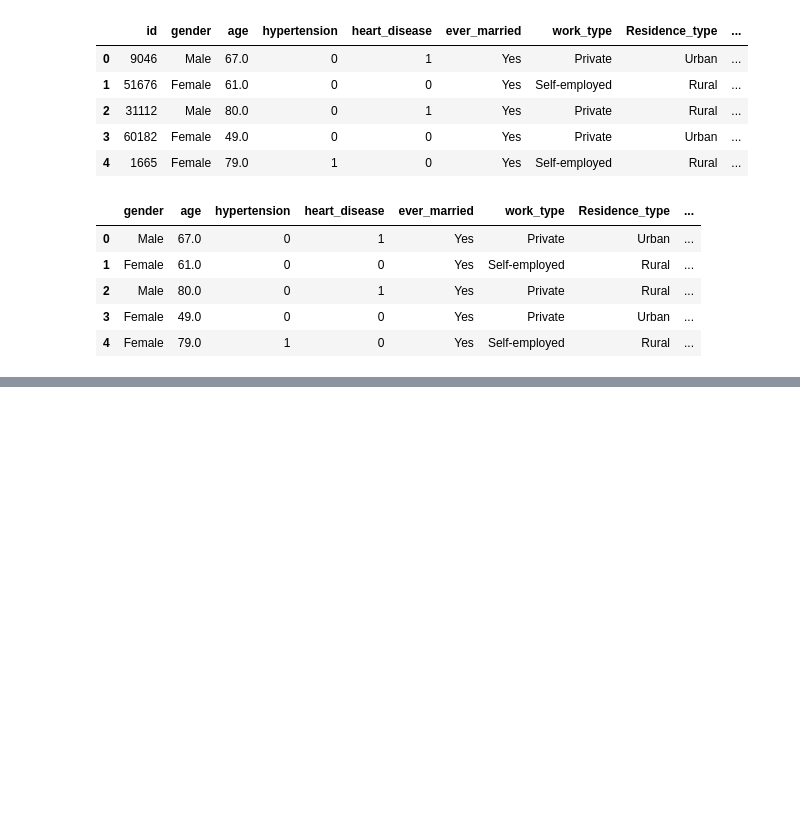
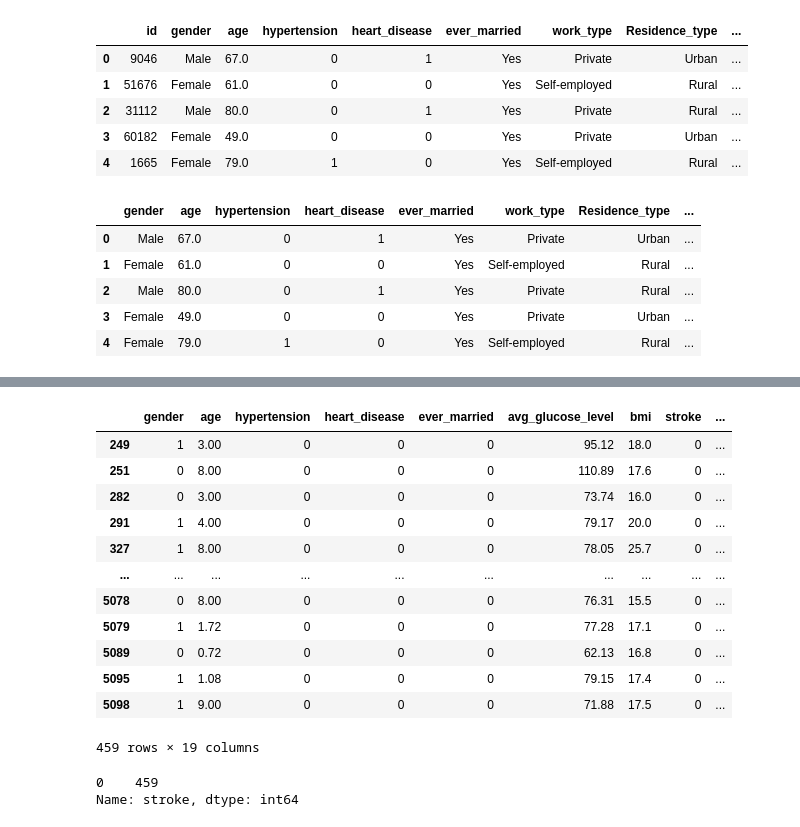
Before and after one commit to Bbert88/brain-stroke-prediction, a Jupyter notebook: Data Extraction.ipynb, the cells around one changed output, grey strips where cells are left out. Cells and saved outputs as stored; diff of their text form; code cells hidden in the pictures; blank space fills up the shorter version.

```diff
--- a/Data Extraction.ipynb
+++ b/Data Extraction.ipynb
@@ -28,0 +127,6 @@ brain_df.head()
+# %%
+#Convert ever_married to numeric
+
+brain_df["ever_married"] = pd.to_numeric(brain_df["ever_married"])
+
+brain_df.info()
@@ -28,0 +163,5 @@ brain_df.head()
+# %%
+#Encode remaining object columns using get_dummies
+
+brain_df = pd.get_dummies(brain_df)
+brain_df.head()
@@ -28,0 +175,8 @@ brain_df.head()
+# %%
+#Rename columns
+
+brain_df.rename(columns={"work_type_Govt_job":"govt_worker","work_type_Never_worked":"never_worked",
+                         "work_type_Private":"private_worker", "work_type_Self-employed":"self_employed",
+                         "work_type_children": "minor_unemployed"}, inplace=True)
+
+brain_df.head()
@@ -28,0 +190,8 @@ brain_df.head()
+# %%
+#Rename columns cont'd
+
+brain_df.rename(columns={"Residence_type_Rural": "rural_residence", "Residence_type_Urban": "urban_residence",
+                        "smoking_status_Unknown":"smoking_unknown", "smoking_status_formerly smoked":"former_smoker",
+                        "smoking_status_never smoked": "never_smoked", "smoking_status_smokes":"current_smoker"}, inplace=True)
+
+brain_df.head()
@@ -28,0 +205,23 @@ brain_df.head()
+# %%
+under_10 = brain_df[(brain_df["age"] < 10)]
+
+under_10
+# %% [output]
+|  | gender | age | hypertension | heart_disease | ever_married | avg_glucose_level | bmi | stroke | ... |
+| 249 | 1 | 3.00 | 0 | 0 | 0 | 95.12 | 18.0 | 0 | ... |
+| 251 | 0 | 8.00 | 0 | 0 | 0 | 110.89 | 17.6 | 0 | ... |
+| 282 | 0 | 3.00 | 0 | 0 | 0 | 73.74 | 16.0 | 0 | ... |
+| 291 | 1 | 4.00 | 0 | 0 | 0 | 79.17 | 20.0 | 0 | ... |
+| 327 | 1 | 8.00 | 0 | 0 | 0 | 78.05 | 25.7 | 0 | ... |
+| ... | ... | ... | ... | ... | ... | ... | ... | ... | ... |
+| 5078 | 0 | 8.00 | 0 | 0 | 0 | 76.31 | 15.5 | 0 | ... |
+| 5079 | 1 | 1.72 | 0 | 0 | 0 | 77.28 | 17.1 | 0 | ... |
+| 5089 | 0 | 0.72 | 0 | 0 | 0 | 62.13 | 16.8 | 0 | ... |
+| 5095 | 1 | 1.08 | 0 | 0 | 0 | 79.15 | 17.4 | 0 | ... |
+| 5098 | 1 | 9.00 | 0 | 0 | 0 | 71.88 | 17.5 | 0 | ... |
+459 rows × 19 columns
+# %%
+under_10["stroke"].value_counts()
+# %% [output]
+0    459
+Name: stroke, dtype: int64
```
Also changed, not shown: parts of 21 cells of this notebook, 1 other file.
